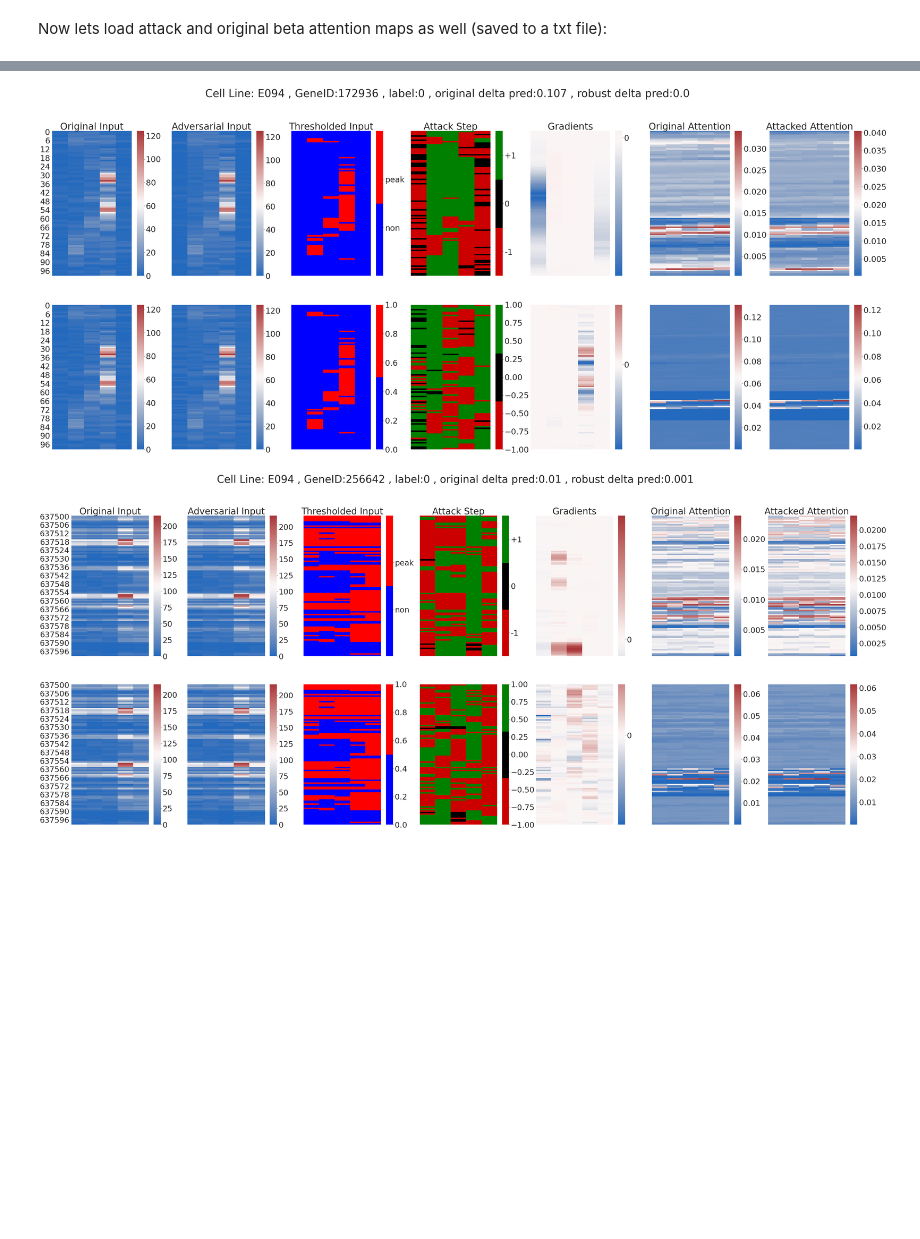
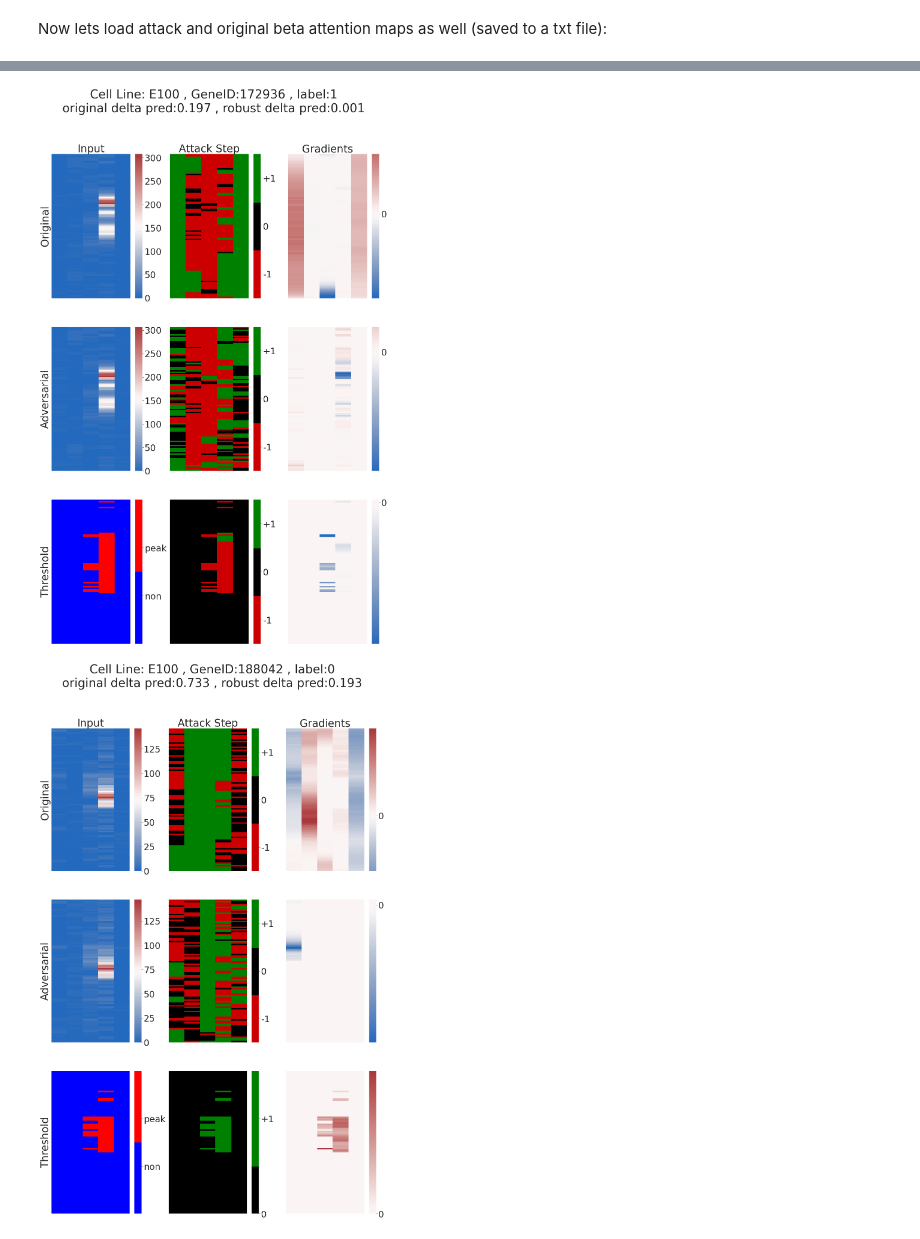
Before and after one commit to ivanjayapurna/adversarial_attack_attentivechrome, a Jupyter notebook: attack_visualisation.ipynb, the cells around one changed output, grey strips where cells are left out. Drawn from its saved outputs; the diff is of its cells as text; code cells hidden in the pictures; blank space fills up the shorter version.

```diff
--- a/attack_visualisation.ipynb
+++ b/attack_visualisation.ipynb
@@ -25,7 +25,7 @@ plt.rc('figure', titlesize=BIGGER_SIZE)  # fontsize of the figure title
 ### Load saved data
 Load a dataframe where 100 consecutive rows are the same GeneID (TODO: convert from float to int) as there are 100 bins per histone modification (HM) per gene. The 5 "O" columns are the original input data, the "A" columns are the adversarially generated (+/- 1) inputs, the "e" columns are the steps taken (epsilon) for those columns (TODO: these don't show bins that are lower bounded @ 0, maybe we want to change this to show how many get lower bounded?), and finally the "g" column is the gradient for each bin.
 # %%
-CELL_LINE = 'E094'
+CELL_LINE = 'E100'
 
 # load standard model
 vis_output = np.load('./Results_all_fgsm/' + CELL_LINE + 'vis_output.npy')
@@ -141,0 +221,6 @@ beta_df.head()
+# %%
+beta_df_thresh9 = pd.read_csv('./Results_all_threshold_trained/' + CELL_LINE + '/' + CELL_LINE + '_attchrome/beta_attention.txt', header=None, index_col=0)
+beta_df_thresh9.head()
+
+orig_beta_df_thresh9 = pd.read_csv('./Results_all_threshold_trained/' + CELL_LINE + '/' + CELL_LINE + '_attchrome/orig_beta_attention.txt', header=None, index_col=0)
+orig_beta_df_thresh9.head()
@@ -142,6 +235,7 @@ beta_df.head()
 # %%
-orig_beta_df = pd.read_csv('./Results_all_fgsm/' + CELL_LINE + '/' + CELL_LINE + '_attchrome/orig_beta_attention.txt', header=None, index_col=0)
-orig_beta_df.head()
+beta_df_thresh9test = pd.read_csv('./Results_all_threshold_test_only/' + CELL_LINE + '/' + CELL_LINE + '_attchrome/beta_attention.txt', header=None, index_col=0)
+orig_beta_df_thresh9test = pd.read_csv('./Results_all_threshold_test_only/' + CELL_LINE + '/' + CELL_LINE + '_attchrome/orig_beta_attention.txt', header=None, index_col=0)
+orig_beta_df_thresh9test.head()
 # %% [output]
 |  | 1 | 2 | 3 | 4 | 5 |
 | 0 |  |  |  |  |  |
@@ -183,50 +283,56 @@ NOTES:
 # %%
 # CHOOSE WHICH GENE TO PLOT (number in range from 0-6599)
-GENE_INDEXs = [0, 6375, 3055, 914]
+GENE_INDEXs = [0, g1, g2, g3]
 
 for GENE_INDEX in GENE_INDEXs:
     g_ind = GENE_INDEX*100
 
-    fig, axes = plt.subplots(2, 7, sharey=True, figsize=(55,22))
+    fig, axes = plt.subplots(3, 3, figsize=(20,30))
     fig.suptitle('Cell Line: ' + CELL_LINE + ' , GeneID:' + str(int(df['GeneID'].iloc[g_ind])) + ' , label:'
-                 + str(int(df['y'].iloc[g_ind])) + ' , original delta pred:' + str(np.abs(np.round(df['yho'].iloc[g_ind]-df['yha'].iloc[g_ind], 3)))
+                 + str(int(df['y'].iloc[g_ind])) + '\n' + 'original delta pred:' + str(np.abs(np.round(df['yho'].iloc[g_ind]-df['yha'].iloc[g_ind], 3)))
                  + ' , robust delta pred:' + str(np.abs(np.round(df_robust['yho'].iloc[g_ind]-df_robust['yha'].iloc[g_ind], 3))))
-    axes[0,0].set_title('Original Input')
-    axes[0,1].set_title('Adversarial Input')
-    axes[0,2].set_title('Thresholded Input')
-    axes[0,3].set_title('Attack Step')
-    axes[0,4].set_title('Gradients')
-    axes[0,5].set_title('Original Attention')
-    axes[0,6].set_title('Attacked Attention')
-    #axes[0].set_ylabel('Bins') # why isn't this showing up...
+    axes[0,0].set_title('Input')
+    #axes[1,0].set_title('Adversarial Input')
+    #axes[2,0].set_title('Thresholded Input')
+    axes[0,1].set_title('Attack Step')
+    axes[0,2].set_title('Gradients')
+    #axes[0,5].set_title('Original Attention')
+    #axes[0,6].set_title('Attacked Attention')
+    #for i in range(3):
+    #    axes[0,i].set_ylabel('Original')
 
     myColors = ((0.8, 0.0, 0.0, 1.0), "black", "green")
     cmap = LinearSegmentedColormap.from_list('Custom', myColors, len(myColors))
     binary_cmap = LinearSegmentedColormap.from_list('Custom', ('blue','red'), 2)
 
     sns.heatmap(df[['O1','O2','O3','O4','O5']].iloc[g_ind:(g_ind+100)], cmap="vlag", xticklabels=False, yticklabels=False, ax=axes[0,0])
-    sns.heatmap(df[['A1','A2','A3','A4','A5']].iloc[g_ind:(g_ind+100)], cmap="vlag", xticklabels=False, ax=axes[0,1])
-    sns.heatmap(np.array(df[['O1','O2','O3','O4','O5']].iloc[g_ind:(g_ind+100)] > 10), cmap=binary_cmap, xticklabels=False, ax=axes[0,2])
-    sns.heatmap(df[['e1','e2','e3','e4','e5']].iloc[g_ind:(g_ind+100)], cmap=cmap, center=0,xticklabels=False, ax=axes[0,3])
-    sns.heatmap(df[['g1','g2','g3','g4','g5']].iloc[g_ind:(g_ind+100)], cmap="vlag", center=0, cbar_kws={"ticks":[0]}, xticklabels=False, ax=axes[0,4])
-    sns.heatmap(df[['ao1', 'ao2', 'ao3', 'ao4', 'ao5']].iloc[g_ind:(g_ind+100)], cmap="vlag", xticklabels=False, ax=axes[0,5])
-    sns.heatmap(df[['a1','a2','a3','a4','a5']].iloc[g_ind:(g_ind+100)], cmap="vlag", xticklabels=False, ax=axes[0,6])
+    sns.heatmap(df[['A1','A2','A3','A4','A5']].iloc[g_ind:(g_ind+100)], cmap="vlag", xticklabels=False, yticklabels=False, ax=axes[1,0])
+    sns.heatmap(np.array(df[['O1','O2','O3','O4','O5']].iloc[g_ind:(g_ind+100)] > 9), cmap=binary_cmap, xticklabels=False, yticklabels=False, ax=axes[2,0])
+    sns.heatmap(df[['e1','e2','e3','e4','e5']].iloc[g_ind:(g_ind+100)], cmap=cmap, center=0,xticklabels=False, yticklabels=False, ax=axes[0,1])
+    sns.heatmap(df[['g1','g2','g3','g4','g5']].iloc[g_ind:(g_ind+100)], cmap="vlag", center=0, cbar_kws={"ticks":[0]}, xticklabels=False, yticklabels=False, ax=axes[0,2])
+    #sns.heatmap(df[['ao1', 'ao2', 'ao3', 'ao4', 'ao5']].iloc[g_ind:(g_ind+100)], cmap="vlag", xticklabels=False, ax=axes[0,5])
+    #sns.heatmap(df[['a1','a2','a3','a4','a5']].iloc[g_ind:(g_ind+100)], cmap="vlag", xticklabels=False, ax=axes[0,6])
 
-    sns.heatmap(df_robust[['O1','O2','O3','O4','O5']].iloc[g_ind:(g_ind+100)], cmap="vlag", xticklabels=False, yticklabels=False, ax=axes[1,0])
-    sns.heatmap(df_robust[['A1','A2','A3','A4','A5']].iloc[g_ind:(g_ind+100)], cmap="vlag", xticklabels=False, ax=axes[1,1])
-    sns.heatmap(np.array(df_robust[['O1','O2','O3','O4','O5']].iloc[g_ind:(g_ind+100)] > 10), cmap=binary_cmap, xticklabels=False, ax=axes[1,2])
-    sns.heatmap(df_robust[['e1','e2','e3','e4','e5']].iloc[g_ind:(g_ind+100)], cmap=cmap, center=0,xticklabels=False, ax=axes[1,3])
-    sns.heatmap(df_robust[['g1','g2','g3','g4','g5']].iloc[g_ind:(g_ind+100)], cmap="vlag", center=0, cbar_kws={"ticks":[0]}, xticklabels=False, ax=axes[1,4])
-    sns.heatmap(df_robust[['ao1', 'ao2', 'ao3', 'ao4', 'ao5']].iloc[g_ind:(g_ind+100)], cmap="vlag", xticklabels=False, ax=axes[1,5])
-    sns.heatmap(df_robust[['a1','a2','a3','a4','a5']].iloc[g_ind:(g_ind+100)], cmap="vlag", xticklabels=False, ax=axes[1,6])
+    sns.heatmap(df_robust[['e1','e2','e3','e4','e5']].iloc[g_ind:(g_ind+100)], cmap=cmap, center=0,xticklabels=False, yticklabels=False, ax=axes[1,1])
+    sns.heatmap(df_robust[['g1','g2','g3','g4','g5']].iloc[g_ind:(g_ind+100)], cmap="vlag", center=0, cbar_kws={"ticks":[0]}, xticklabels=False, yticklabels=False, ax=axes[1,2])
 
-    colorbar_binary = axes[0,2].collections[0].colorbar
+    sns.heatmap(df_thresh9[['e1','e2','e3','e4','e5']].iloc[g_ind:(g_ind+100)], cmap=cmap, center=0,xticklabels=False, yticklabels=False, ax=axes[2,1])
+    sns.heatmap(df_thresh9[['g1','g2','g3','g4','g5']].iloc[g_ind:(g_ind+100)], cmap="vlag", center=0, cbar_kws={"ticks":[0]}, xticklabels=False, yticklabels=False, ax=axes[2,2])
+
+    colorbar_binary = axes[2,0].collections[0].colorbar
     colorbar_binary.set_ticks([0.667, 0.333])
     colorbar_binary.set_ticklabels(['peak', 'non'])
 
-    colorbar = axes[0,3].collections[0].colorbar
-    colorbar.set_ticks([0.667, 0, -0.667])
-    colorbar.set_ticklabels(['+1', '0', '-1'])
+    for i in range(3):
+        colorbar = axes[i,1].collections[0].colorbar
+        colorbar.set_ticks([0.667, 0, -0.667])
+        colorbar.set_ticklabels(['+1', '0', '-1'])
+
+    axes[0,0].set(ylabel='Original')
+    axes[1,0].set(ylabel='Adversarial')
+    axes[2,0].set(ylabel='Threshold')
+
+    plt.savefig(CELL_LINE + '_' + str(int(df['GeneID'].iloc[g_ind])))
 # %% [output]
-[figure, old version]
+[figure, new version]
-[figure, old version]
+[figure, new version]
```
Also changed, not shown: parts of 20 cells of this notebook, 3 other files.
